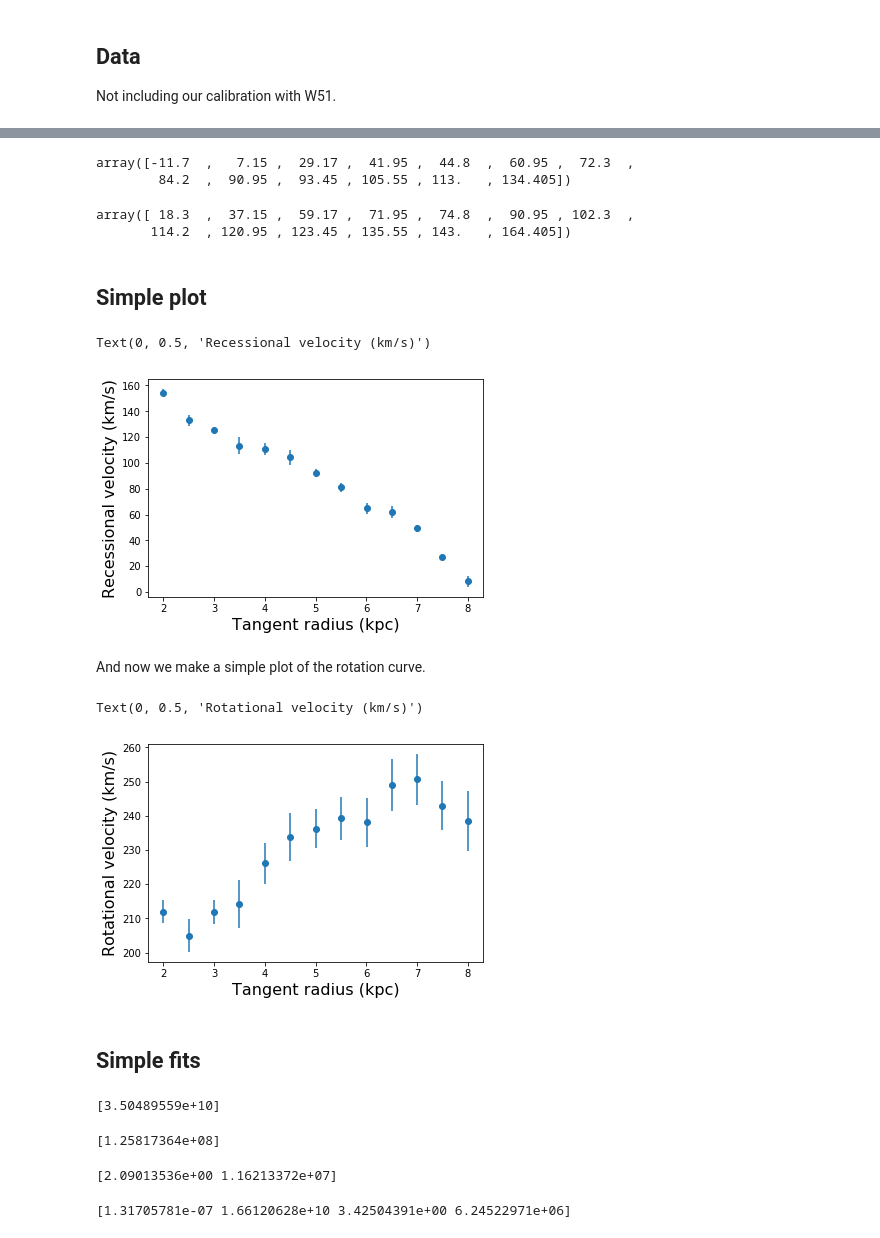
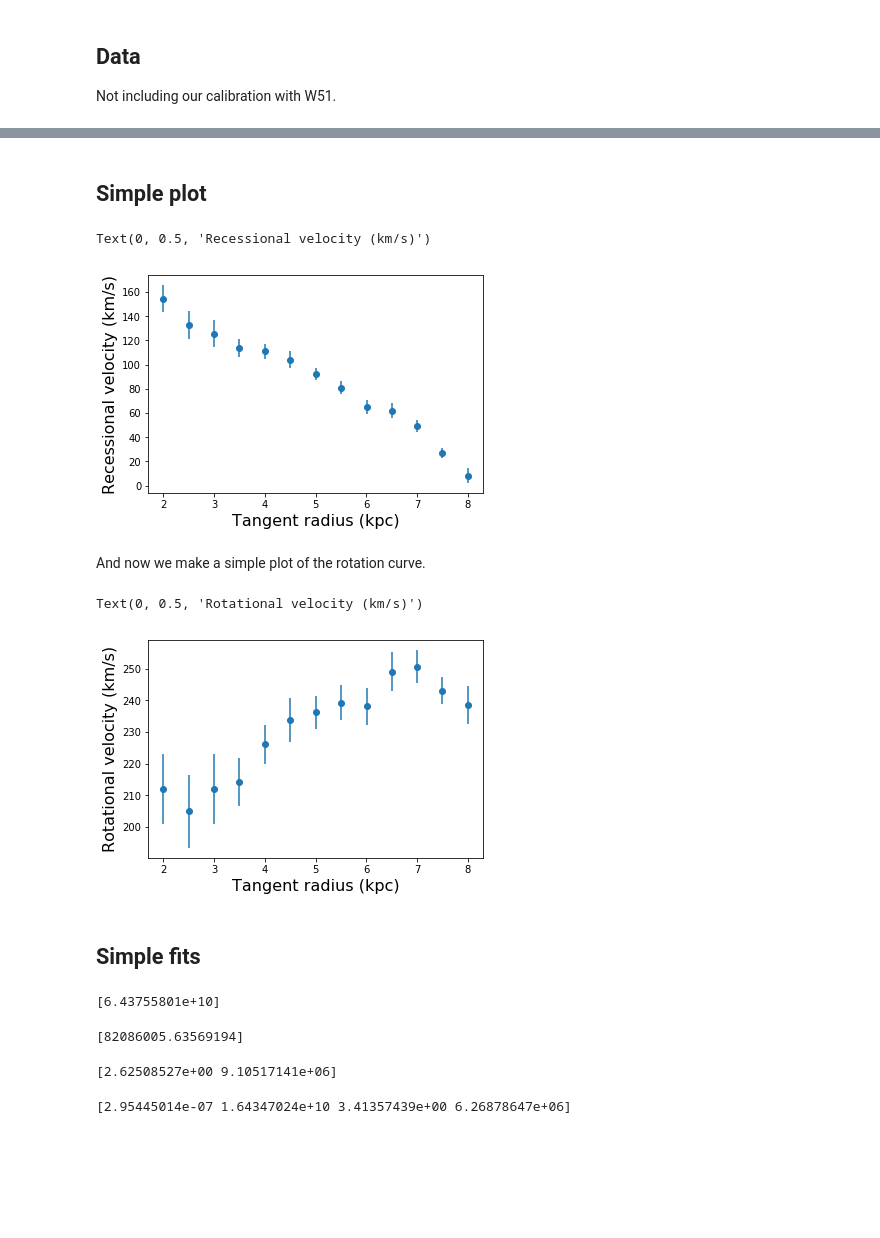
Before and after one commit to arthur-tsang/CO-project, a Jupyter notebook: longitude.ipynb, the cells around one changed output, grey strips where cells are left out. Saved outputs shown, nothing was run; the diff lists cells and outputs as text; code cells hidden in the pictures; blank space fills up the shorter version.

```diff
--- a/longitude.ipynb
+++ b/longitude.ipynb
@@ -57,35 +37,32 @@ verr_list = [(vp-v0)/2 for vp,v0 in zip(vpeak_list, v0_list)]
-# %%
-np.array(vmean_list) - 20
-# %% [output]
-array([-11.7  ,   7.15 ,  29.17 ,  41.95 ,  44.8  ,  60.95 ,  72.3  ,
-        84.2  ,  90.95 ,  93.45 , 105.55 , 113.   , 134.405])
-# %%
-np.array(vmean_list) + 10
-# %% [output]
-array([ 18.3  ,  37.15 ,  59.17 ,  71.95 ,  74.8  ,  90.95 , 102.3  ,
-       114.2  , 120.95 , 123.45 , 135.55 , 143.   , 164.405])
+# %%
+vmean_list = [0.5*(vp+v0) for (vp, v0) in zip(vpeak_list, v0_list)]
+basic_err_list = [(vp-v0)/2 for vp,v0 in zip(vpeak_list, v0_list)]
+gashole_err_list = [0, 0, 0, 0, 0, 0, 0, 0, 0, 0, 10, 10, 10] # km/s
+veldisp_err = 4.2 # km/s (see Combes 1991)
+vmean_err_list = [np.sqrt(be**2 + ge**2 + veldisp_err**2) for be, ge in zip(basic_err_list, gashole_err_list)]
 # %% [markdown]
 ## Simple plot
 # %%
-plt.errorbar(radius_list, vmean_list, verr_list, fmt='o')
+plt.errorbar(radius_list, vmean_list, vmean_err_list, fmt='o')
 plt.xlabel('Tangent radius (kpc)', size=16)
 plt.ylabel('Recessional velocity (km/s)', size=16)
 # %% [output]
 Text(0, 0.5, 'Recessional velocity (km/s)')
-[figure, old version]
+[figure, new version]
 # %% [markdown]
 And now we make a simple plot of the rotation curve.
 # %%
 velocity_list = [vr+vsun*np.sin(np.pi/180*long) for vr,long in zip(vmean_list, long_list)]
-velocity_err_list = [np.sqrt(verr**2 + (vsun_err*np.sin(np.pi/180*long))**2) for verr, long in zip(verr_list, long_list)]
+velocity_err_list = vmean_err_list
+#velocity_err_list = [np.sqrt(verr**2 + (vsun_err*np.sin(np.pi/180*long))**2) for verr, long in zip(verr_list, long_list)]
 #velocity_err_list = [vsun_err*np.sin(np.pi/180*long) for verr, long in zip(verr_list, long_list)]
 #velocity_err_list = verr_list
 plt.errorbar(radius_list, velocity_list, velocity_err_list, fmt='o')
 plt.xlabel('Tangent radius (kpc)', size=16)
 plt.ylabel('Rotational velocity (km/s)', size=16)
 # %% [output]
 Text(0, 0.5, 'Rotational velocity (km/s)')
-[figure, old version]
+[figure, new version]
 # %% [markdown]
 ## Simple fits
 # %%
@@ -97,7 +74,7 @@ def point_fit(r, m):
 popt_point, pcov_point = curve_fit(point_fit, radius_list, velocity_list, sigma=velocity_err_list)
 print(popt_point)
 # %% [output]
-[3.50489559e+10]
+[6.43755801e+10]
 # %%
 def uniform_fit(r, rho):
     # rho in Msun / kpc^3
@@ -106,7 +83,7 @@ def uniform_fit(r, rho):
 popt_uniform, pcov_uniform = curve_fit(uniform_fit, radius_list, velocity_list, sigma=velocity_err_list)
 print(popt_uniform)
 # %% [output]
-[1.25817364e+08]
+[82086005.63569194]
 # %%
 def bulge_fit(r, rb, mb):
     return np.sqrt(G * abs(mb) * r) / (r+abs(rb))
@@ -122,4 +99,4 @@ def expdisk_fit(r, rd, sig0):
 popt_expdisk, pcov_expdisk = curve_fit(expdisk_fit, radius_list, velocity_list, sigma=velocity_err_list, p0=[3,1e7])
 print(popt_expdisk)
 # %% [output]
-[2.09013536e+00 1.16213372e+07]
+[2.62508527e+00 9.10517141e+06]
@@ -130,4 +114,4 @@ def bulgedisk_fit(r, rb, mb, rd, sig0):
 popt_bulgedisk, pcov_bulgedisk = curve_fit(bulgedisk_fit, radius_list, velocity_list, sigma=velocity_err_list, p0=[1,1e9, 3,1e7])
 print(popt_bulgedisk)
 # %% [output]
-[1.31705781e-07 1.66120628e+10 3.42504391e+00 6.24522971e+06]
+[2.95445014e-07 1.64347024e+10 3.41357439e+00 6.26878647e+06]
```
Also changed, not shown: parts of 7 cells of this notebook, 3 other files.
